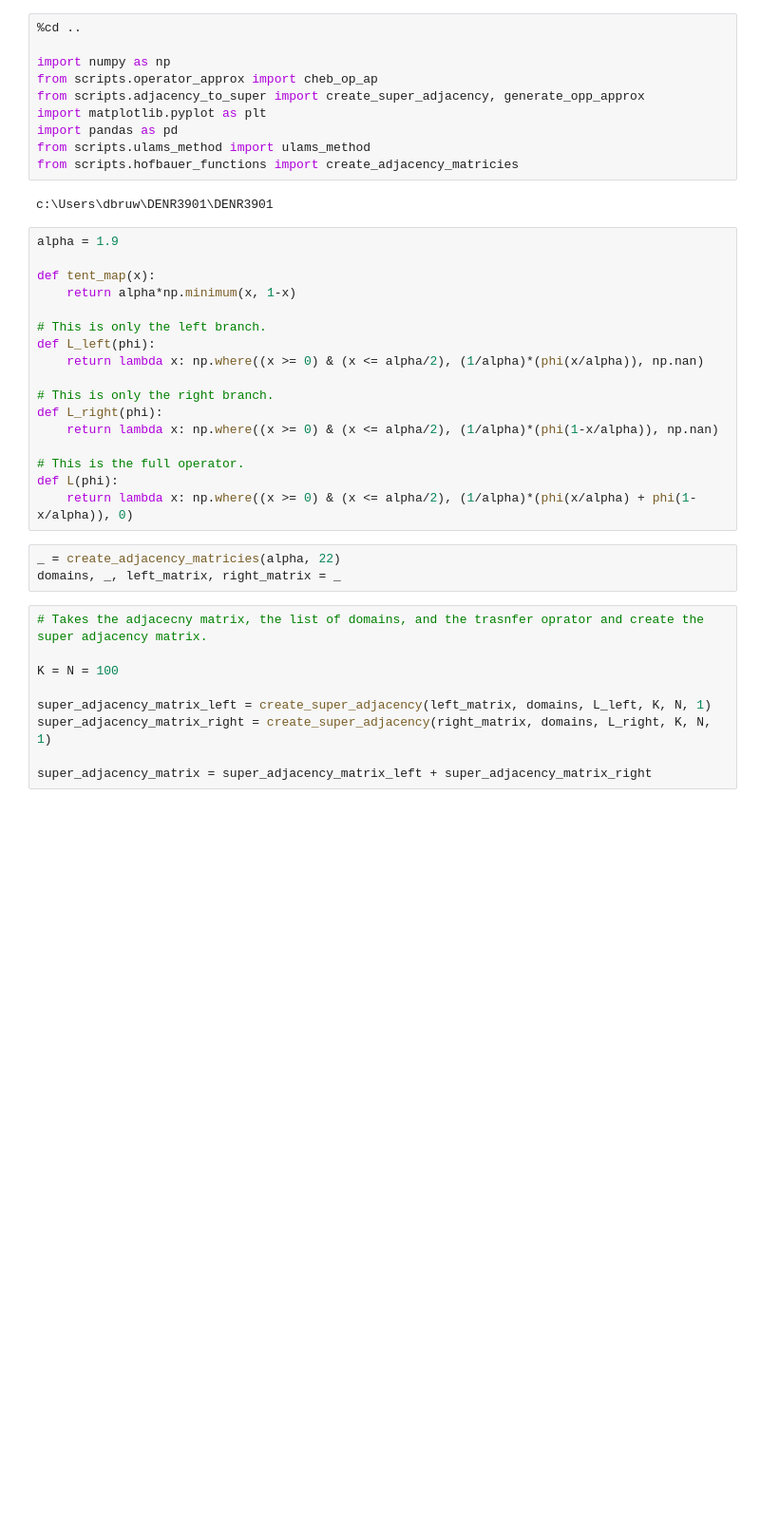
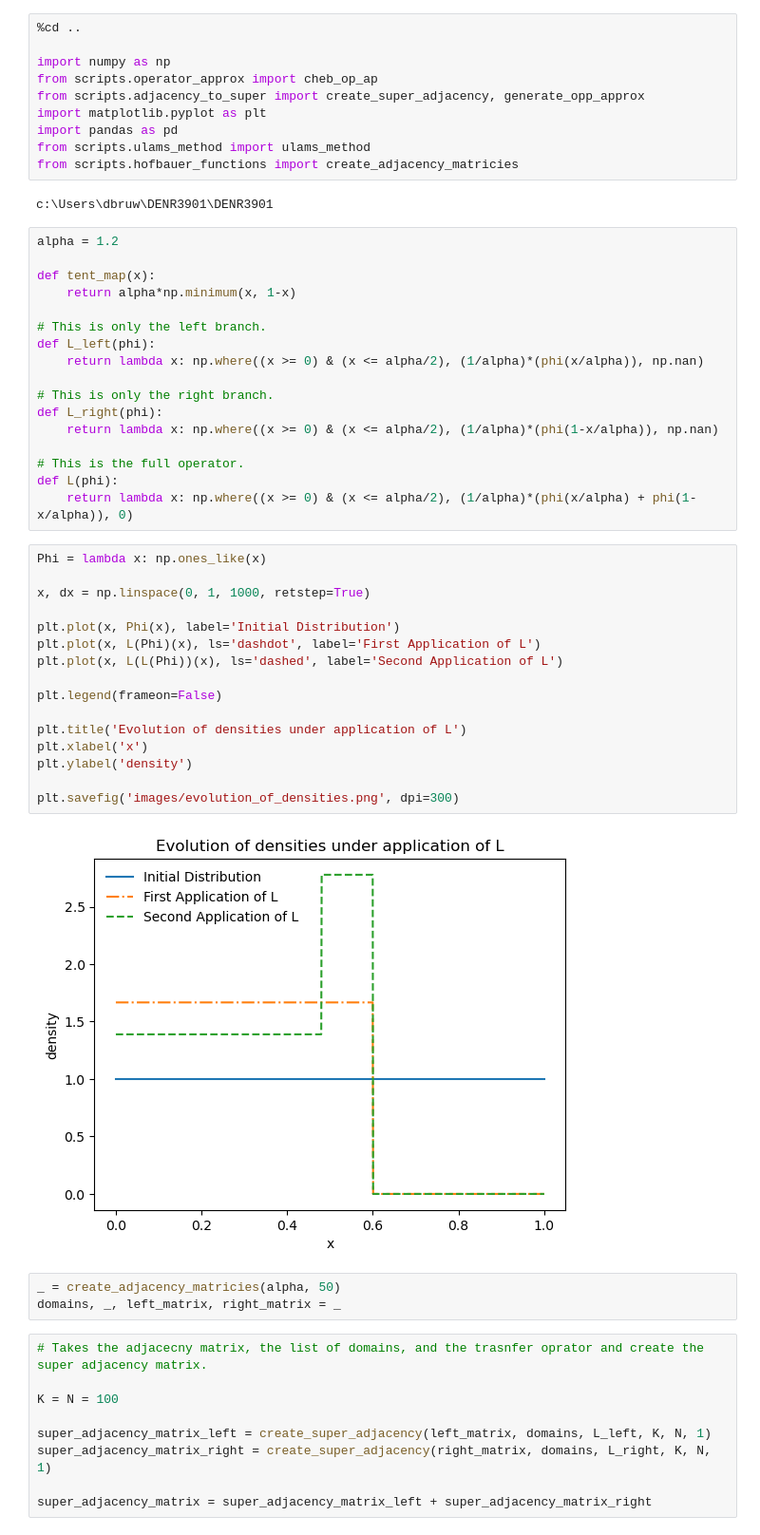
Before and after one commit to dbruwel/chebyshev-hofbauer-resonances, a Jupyter notebook: notebooks/03_adjacency_to_super.ipynb, the cells around one changed output. Shown at 95% size. Saved outputs shown, nothing was run; the diff lists cells and outputs as text; blank space fills up the shorter version.

```diff
--- a/notebooks/03_adjacency_to_super.ipynb
+++ b/notebooks/03_adjacency_to_super.ipynb
@@ -11,7 +11,7 @@ from scripts.hofbauer_functions import create_adjacency_matricies
 # %% [output]
 c:\Users\dbruw\DENR3901\DENR3901
 # %%
-alpha = 1.9
+alpha = 1.2
 
 def tent_map(x):
     return alpha*np.minimum(x, 1-x)
@@ -27,8 +27,26 @@ def L_right(phi):
 # This is the full operator.
 def L(phi):
     return lambda x: np.where((x >= 0) & (x <= alpha/2), (1/alpha)*(phi(x/alpha) + phi(1-x/alpha)), 0)
+# %%
+Phi = lambda x: np.ones_like(x)
+
+x, dx = np.linspace(0, 1, 1000, retstep=True)
+
+plt.plot(x, Phi(x), label='Initial Distribution')
+plt.plot(x, L(Phi)(x), ls='dashdot', label='First Application of L')
+plt.plot(x, L(L(Phi))(x), ls='dashed', label='Second Application of L')
+
+plt.legend(frameon=False)
+
+plt.title('Evolution of densities under application of L')
+plt.xlabel('x')
+plt.ylabel('density')
+
+plt.savefig('images/evolution_of_densities.png', dpi=300)
+# %% [output]
+[figure, added]
 # %%
-_ = create_adjacency_matricies(alpha, 22)
+_ = create_adjacency_matricies(alpha, 50)
 domains, _, left_matrix, right_matrix = _
 # %%
 # Takes the adjacecny matrix, the list of domains, and the trasnfer oprator and create the super adjacency matrix.
```
Also changed, not shown: parts of 3 cells of this notebook, 4 other files.
